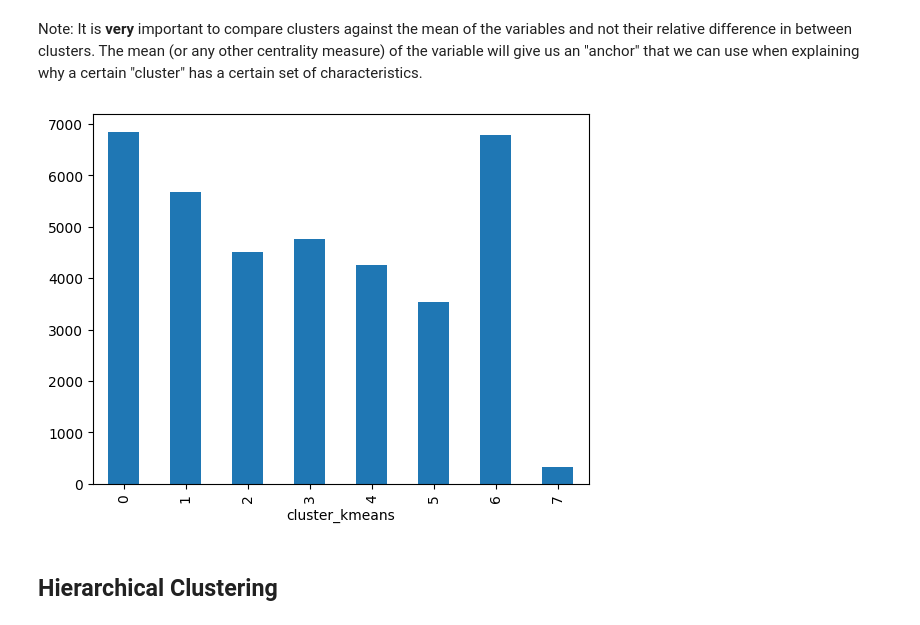
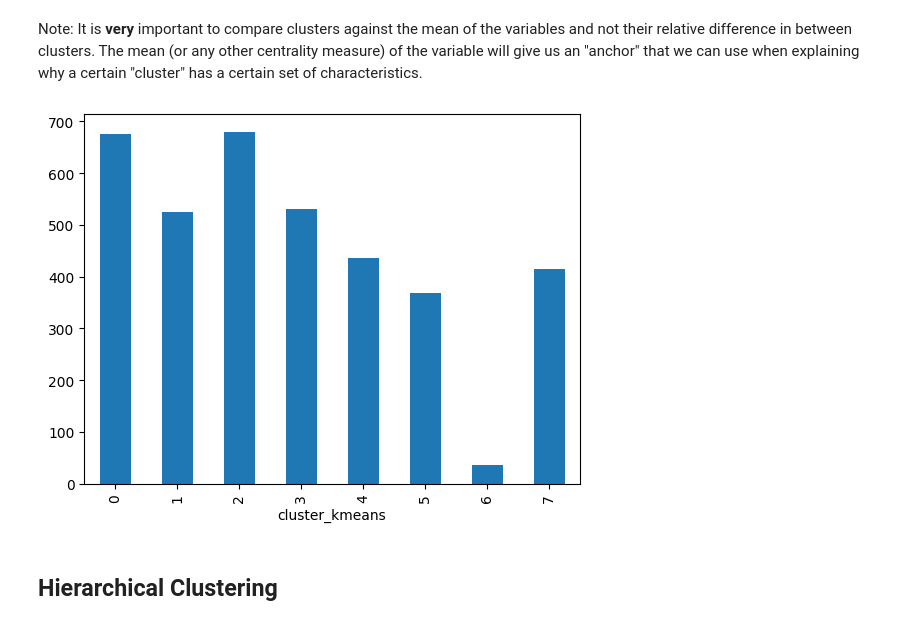
Before and after one commit to mitoma10110/ML2_Project, a Jupyter notebook: jo_notebook.ipynb, the cells around one changed output. Saved outputs shown, nothing was run; the diff lists cells and outputs as text; code cells hidden in the pictures.

Commit message:
funtions for everything + cluster initial exploration and comparison

```diff
--- a/jo_notebook.ipynb
+++ b/jo_notebook.ipynb
@@ -112,6 +112,9 @@ Data columns (total 18 columns):
  17  year_first_transaction                   36673 non-null  float64
 dtypes: float64(18)
 memory usage: 5.3 MB
+# %%
+# CREATE SAMPLE DATASET TO MAKE RUN TIMES FASTER
+sample_pp = cust_info_pp.sample(frac=0.1, random_state=42)
 # %%
 scaler = StandardScaler()
 
@@ -168,10 +197,11 @@ dtype: float64
 # %% [markdown]
 Note: It is **very** important to compare clusters against the mean of the variables and not their relative difference in between clusters. The mean (or any other centrality measure) of the variable will give us an "anchor" that we can use when explaining why a certain "cluster" has a certain set of characteristics.
 # %%
-cust_info_pp.groupby(['cluster_kmeans']).size().plot(kind='bar')
+# cust_info_pp.groupby(['cluster_kmeans']).size().plot(kind='bar')
+sample_pp.groupby(['cluster_kmeans']).size().plot(kind='bar')
 plt.show()
 # %% [output]
-[figure, old version]
+[figure, new version]
 # %% [markdown]
 ## Hierarchical Clustering
 # %%
```
Also changed, not shown: parts of 23 cells of this notebook, 1 other file.
